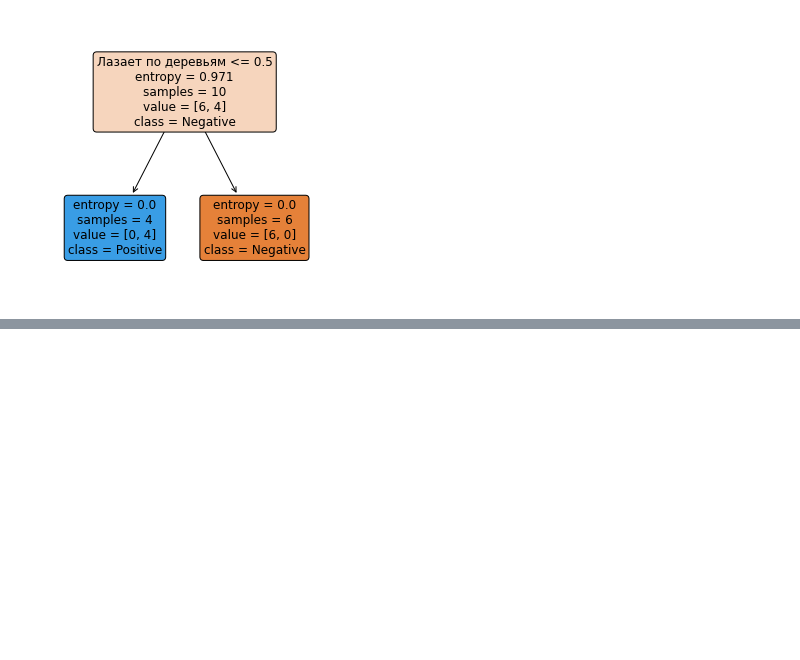
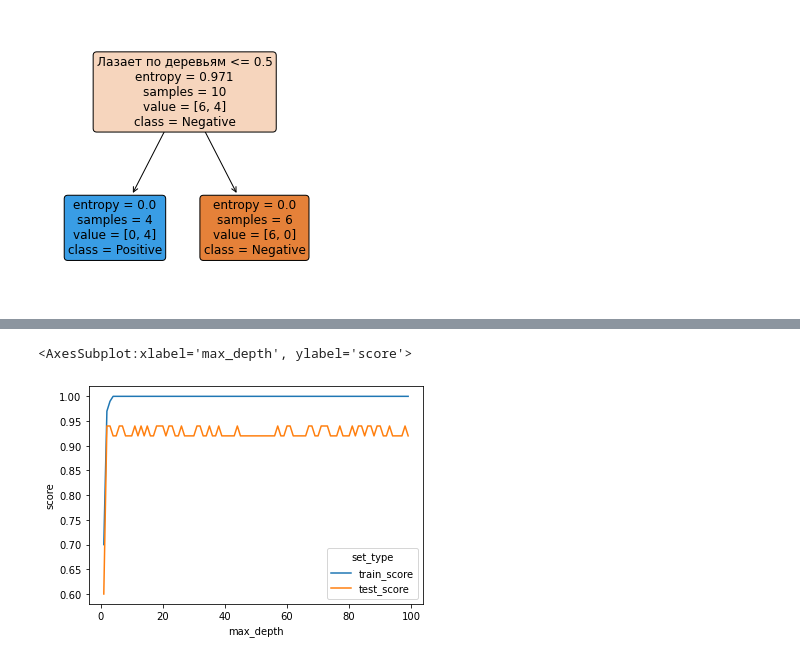
Before and after one commit to vavilovnv/Data-analysis, a Jupyter notebook: Intro to DS and ML/DecisionTrees.ipynb, the cells around one changed output, grey strips where cells are left out. Drawn from its saved outputs; the diff is of its cells as text; code cells hidden in the pictures; blank space fills up the shorter version.

```diff
--- a/Intro to DS and ML/DecisionTrees.ipynb
+++ b/Intro to DS and ML/DecisionTrees.ipynb
@@ -112,0 +140,25 @@ for i in [['Шерстист'], ['Гавкает'], ['Лазает по дере
+# %%
+# создаем тренировочную и тестовую выборки для целевой переменной species
+
+y_train = train_df.species
+y_test = test_df.species
+# %%
+# определяем по условию параметр для ГСЧ и датафрейм для scores
+
+rs = np.random.seed(0)
+scores_data = pd.DataFrame()
+# %%
+# заполняем датафрейм scores для разной глубины решений
+
+for depth in range(1, 100):
+    clf = tree.DecisionTreeClassifier(criterion = 'entropy', max_depth=depth, random_state=rs)
+    clf.fit(X_train, y_train)
+    train_score = clf.score(X_train, y_train)
+    test_score = clf.score(X_test, y_test)
+
+    temp_score_data = pd.DataFrame({'max_depth': [depth],
+                                    'train_score': [train_score],
+                                    'test_score': [test_score]})
+    scores_data = scores_data.append(temp_score_data)
+
+scores_data.head()
@@ -112,0 +172,7 @@ for i in [['Шерстист'], ['Гавкает'], ['Лазает по дере
+# %%
+# создаем новый датафрейм со scores преобразованием старого
+
+scores_data_long = pd.melt(scores_data, id_vars=['max_depth'],
+                           value_vars=['train_score', 'test_score'],
+                           var_name='set_type', value_name='score')
+scores_data_long.head()
@@ -112,0 +186,7 @@ for i in [['Шерстист'], ['Гавкает'], ['Лазает по дере
+# %%
+# визуализируем зависимость scores от глубины дерева (ответ - вариант 2)
+
+sns.lineplot(x='max_depth', y='score', hue='set_type', data = scores_data_long)
+# %% [output]
+<AxesSubplot:xlabel='max_depth', ylabel='score'>
+[figure, added]
```
Also changed, not shown: parts of 8 cells of this notebook.
